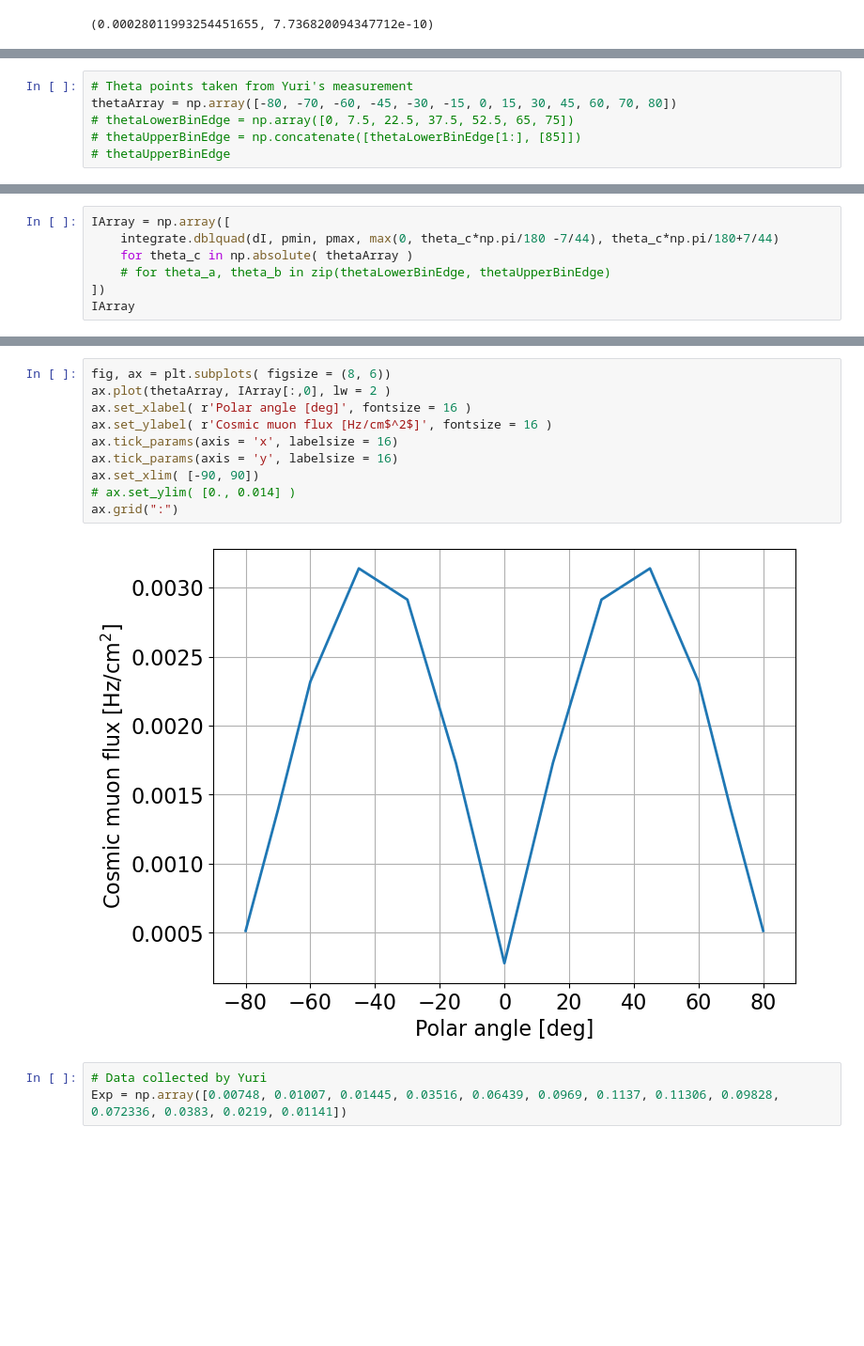
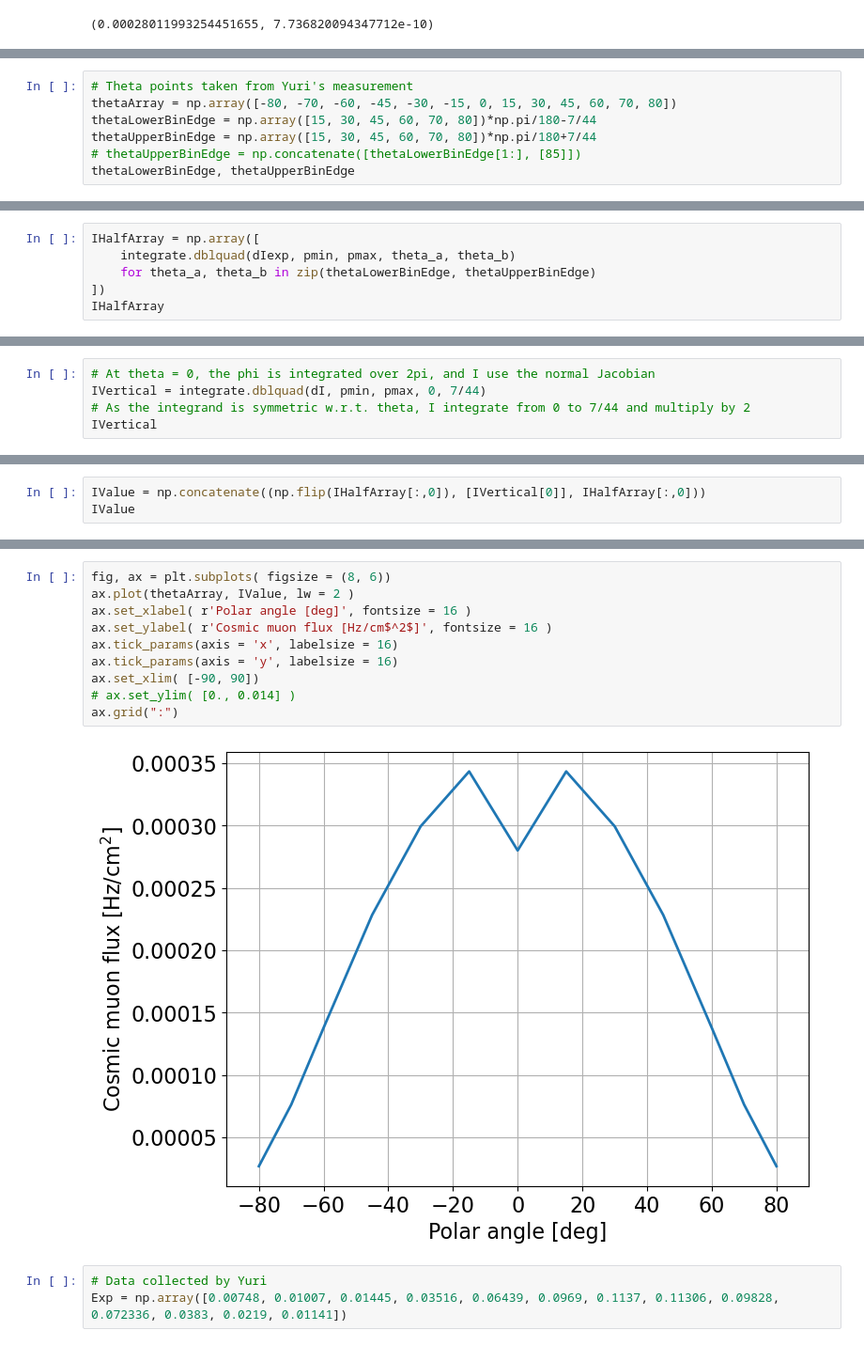
Before and after one commit to yuntsebaryon/SimpleCosmics, a Jupyter notebook: AnalyticCosmicSpectrum.ipynb, the cells around one changed output, grey strips where cells are left out. Shown at 94% size. Drawn from its saved outputs; the diff is of its cells as text; blank space fills up the shorter version.

```diff
--- a/AnalyticCosmicSpectrum.ipynb
+++ b/AnalyticCosmicSpectrum.ipynb
@@ -43,6 +54,7 @@ I
 # %%
 # Theta points taken from Yuri's measurement
 thetaArray = np.array([-80, -70, -60, -45, -30, -15, 0, 15, 30, 45, 60, 70, 80])
-# thetaLowerBinEdge = np.array([0, 7.5, 22.5, 37.5, 52.5, 65, 75])
+thetaLowerBinEdge = np.array([15, 30, 45, 60, 70, 80])*np.pi/180-7/44
+thetaUpperBinEdge = np.array([15, 30, 45, 60, 70, 80])*np.pi/180+7/44
 # thetaUpperBinEdge = np.concatenate([thetaLowerBinEdge[1:], [85]])
-# thetaUpperBinEdge
+thetaLowerBinEdge, thetaUpperBinEdge
@@ -49,8 +66,7 @@ thetaArray = np.array([-80, -70, -60, -45, -30, -15, 0, 15, 30, 45, 60, 70, 80])
 # %%
-IArray = np.array([
-    integrate.dblquad(dI, pmin, pmax, max(0, theta_c*np.pi/180 -7/44), theta_c*np.pi/180+7/44)
-    for theta_c in np.absolute( thetaArray )
-    # for theta_a, theta_b in zip(thetaLowerBinEdge, thetaUpperBinEdge)
+IHalfArray = np.array([
+    integrate.dblquad(dIexp, pmin, pmax, theta_a, theta_b)
+    for theta_a, theta_b in zip(thetaLowerBinEdge, thetaUpperBinEdge)
 ])
-IArray
+IHalfArray
 # %% [output]
@@ -69,0 +79,5 @@ array([[5.14180936e-04, 5.47562463e-11],
+# %%
+# At theta = 0, the phi is integrated over 2pi, and I use the normal Jacobian
+IVertical = integrate.dblquad(dI, pmin, pmax, 0, 7/44)
+# As the integrand is symmetric w.r.t. theta, I integrate from 0 to 7/44 and multiply by 2
+IVertical
@@ -69,0 +91,3 @@ array([[5.14180936e-04, 5.47562463e-11],
+# %%
+IValue = np.concatenate((np.flip(IHalfArray[:,0]), [IVertical[0]], IHalfArray[:,0]))
+IValue
@@ -70,15 +99,15 @@ array([[5.14180936e-04, 5.47562463e-11],
 # %%
 fig, ax = plt.subplots( figsize = (8, 6))
-ax.plot(thetaArray, IArray[:,0], lw = 2 )
+ax.plot(thetaArray, IValue, lw = 2 )
 ax.set_xlabel( r'Polar angle [deg]', fontsize = 16 )
 ax.set_ylabel( r'Cosmic muon flux [Hz/cm$^2$]', fontsize = 16 )
 ax.tick_params(axis = 'x', labelsize = 16)
 ax.tick_params(axis = 'y', labelsize = 16)
 ax.set_xlim( [-90, 90])
 # ax.set_ylim( [0., 0.014] )
 ax.grid(":")
 # %% [output]
-[figure, old version]
+[figure, new version]
 # %%
 # Data collected by Yuri
 Exp = np.array([0.00748, 0.01007, 0.01445, 0.03516, 0.06439, 0.0969, 0.1137, 0.11306, 0.09828, 0.072336, 0.0383, 0.0219, 0.01141])
```
Also changed, not shown: parts of 12 cells of this notebook.
